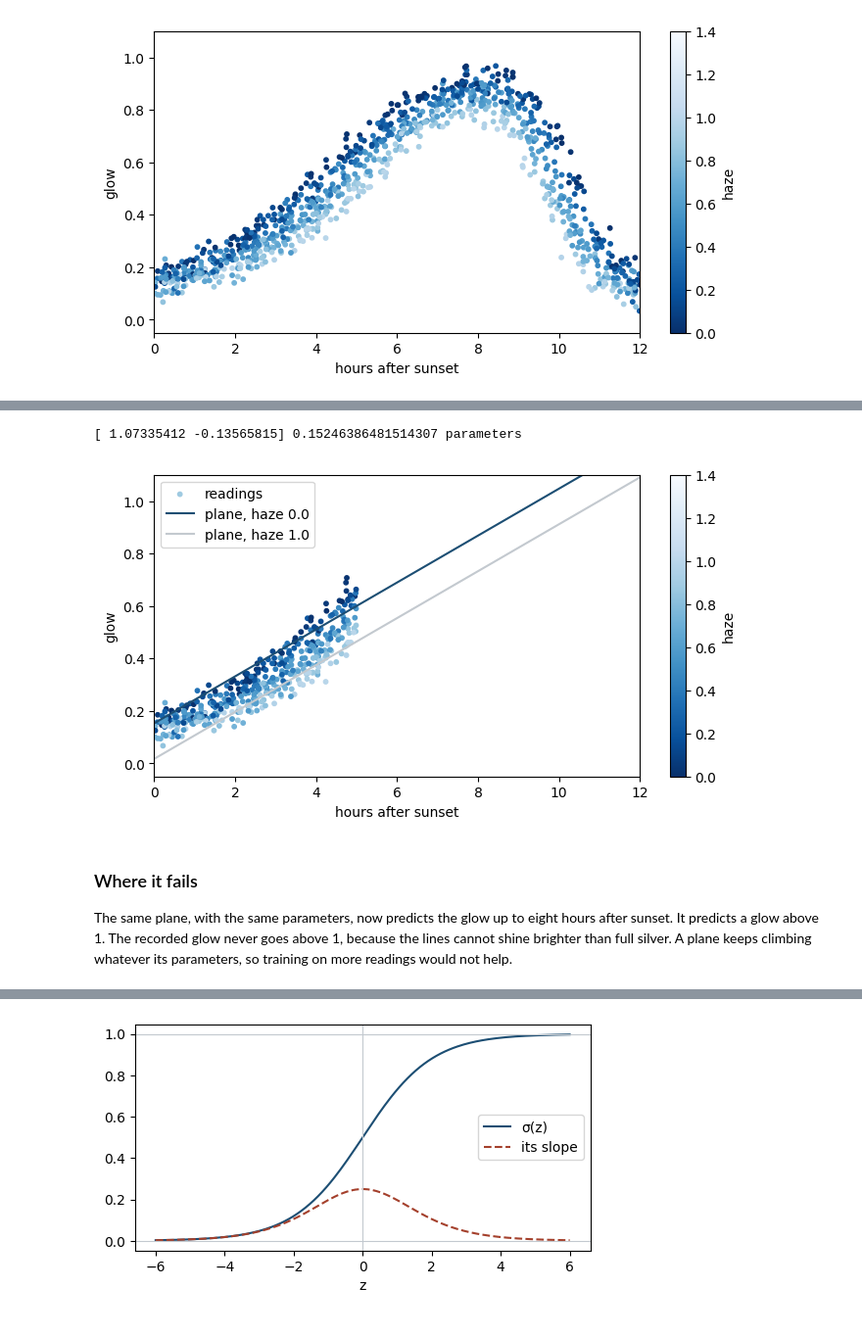
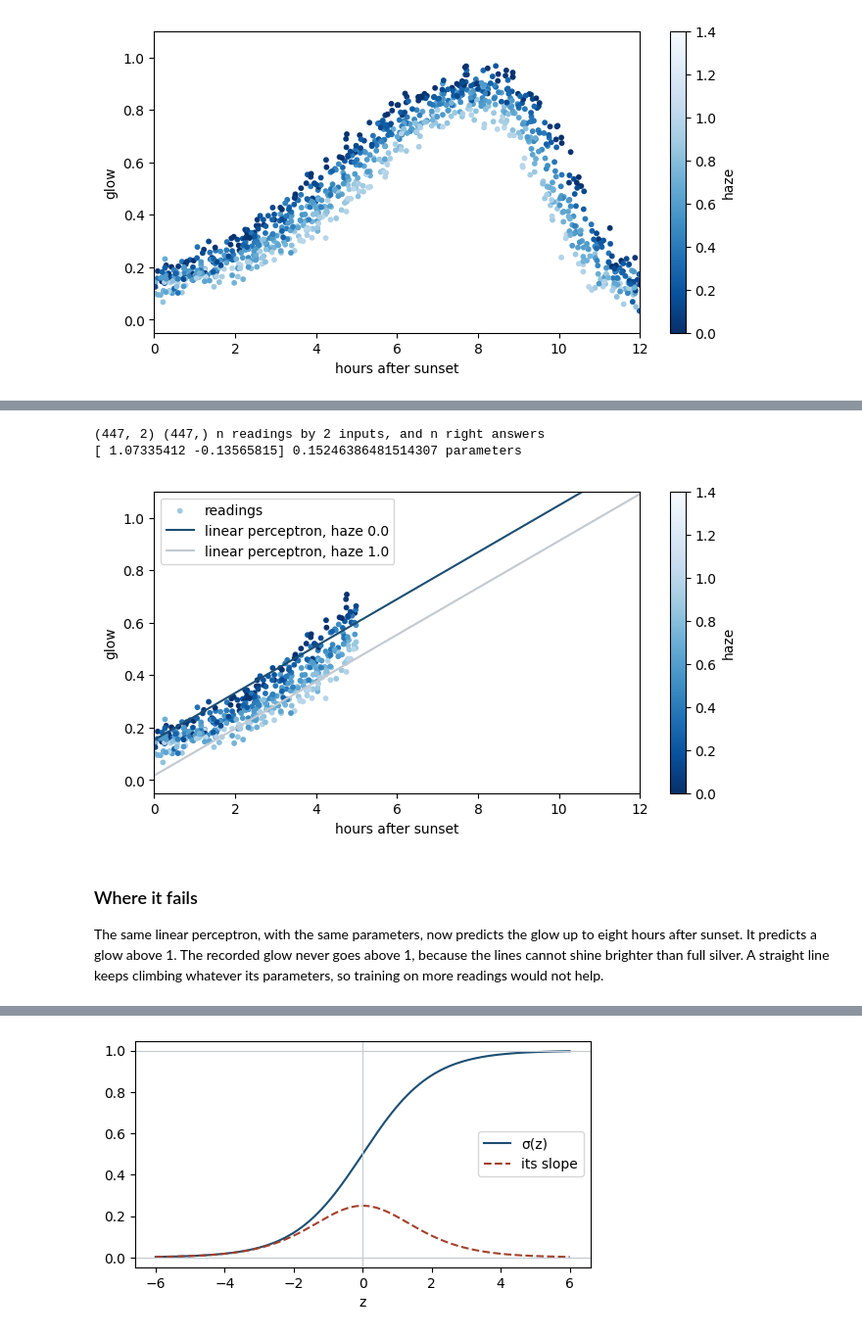
Before and after one commit to vidstige/cookie-talks, a Jupyter notebook: mlp/mlp.ipynb, the cells around one changed output, grey strips where cells are left out. Shown at 98% size. Saved outputs shown, nothing was run; the diff lists cells and outputs as text; code cells hidden in the pictures.

```diff
--- a/mlp/mlp.ipynb
+++ b/mlp/mlp.ipynb
@@ -149,37 +167,40 @@ readings: more time gives more glow, and more haze gives less.
 # %%
 def cost(guess, truth):
     return 0.5 * np.mean((guess - truth)**2)
 
 early = hours < 5
 x1, t1 = inputs[early], glow[early]
+print(x1.shape, t1.shape, 'n readings by 2 inputs, and n right answers')
 
 w, b = np.zeros(2), 0.0
 for _ in range(2000):                       # train
-    r = linear_perceptron(x1, w, b) - t1    # residuals
-    w, b = w - 0.5 * x1.T @ r / len(r), b - 0.5 * r.mean()   # gradient descent step, alpha = 0.5
+    r = linear_perceptron(x1, w, b) - t1    # all n residuals in one go, numpy row by row
+    dw, db = x1.T @ r / len(r), r.mean()    # the slopes, summed over the readings
+    w, b = w - 0.5 * dw, b - 0.5 * db       # gradient descent step, alpha = 0.5
 print(w, b, 'parameters')
 
-def draw_plane(guess, label):
-    '''Predict along a clear night and a hazy one.'''
+def draw_line(guess, haze, color, label):
+    '''Predict along one night of a fixed haze.'''
     span = np.linspace(0, 12, 100)
-    for hz, color in [(0.0, PRUSSIAN), (1.0, CONSTRUCT)]:
-        at = np.column_stack([span / 12, np.full(100, hz)])
-        plt.plot(span, guess(at), color=color, label=f'{label}, haze {hz}')
+    at = np.column_stack([span / 12, np.full(100, haze)])
+    plt.plot(span, guess(at), color=color, label=f'{label}, haze {haze}')
 
 draw_glow(early)
-draw_plane(lambda x: linear_perceptron(x, w, b), 'plane')
+draw_line(lambda x: linear_perceptron(x, w, b), 0.0, PRUSSIAN, 'linear perceptron')
+draw_line(lambda x: linear_perceptron(x, w, b), 1.0, CONSTRUCT, 'linear perceptron')
 plt.legend();
 # %% [output]
+(447, 2) (447,) n readings by 2 inputs, and n right answers
 [ 1.07335412 -0.13565815] 0.15246386481514307 parameters
-[figure, old version]
+[figure, new version]
 # %% [markdown]
 ### Where it fails
 
-The same plane, with the same parameters, now predicts the glow up to
-eight hours after sunset. It predicts a glow above 1. The recorded glow
-never goes above 1, because the lines cannot shine brighter than full
-silver. A plane keeps climbing whatever its parameters, so training on
-more readings would not help.
+The same linear perceptron, with the same parameters, now predicts the
+glow up to eight hours after sunset. It predicts a glow above 1. The
+recorded glow never goes above 1, because the lines cannot shine brighter
+than full silver. A straight line keeps climbing whatever its parameters,
+so training on more readings would not help.
 # %%
 late = hours < 8.5
 x2, t2 = inputs[late], glow[late]
```
Also changed, not shown: parts of 83 cells of this notebook, 5 other files.
